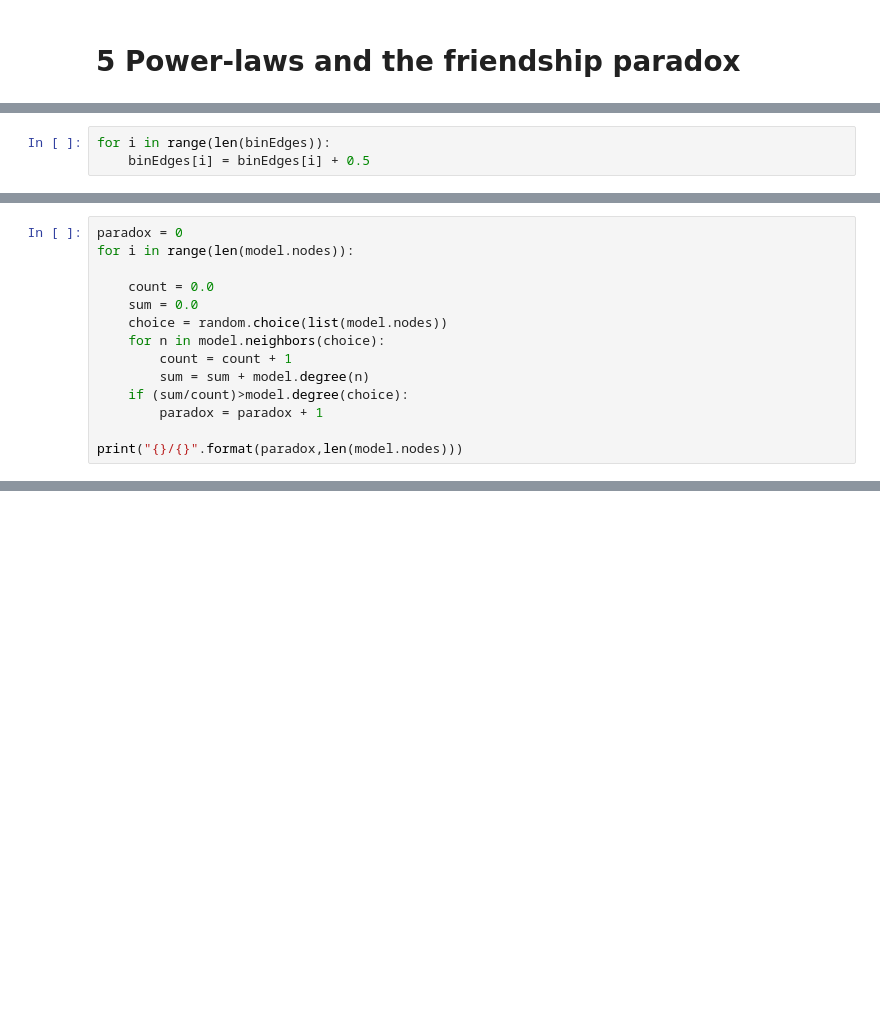
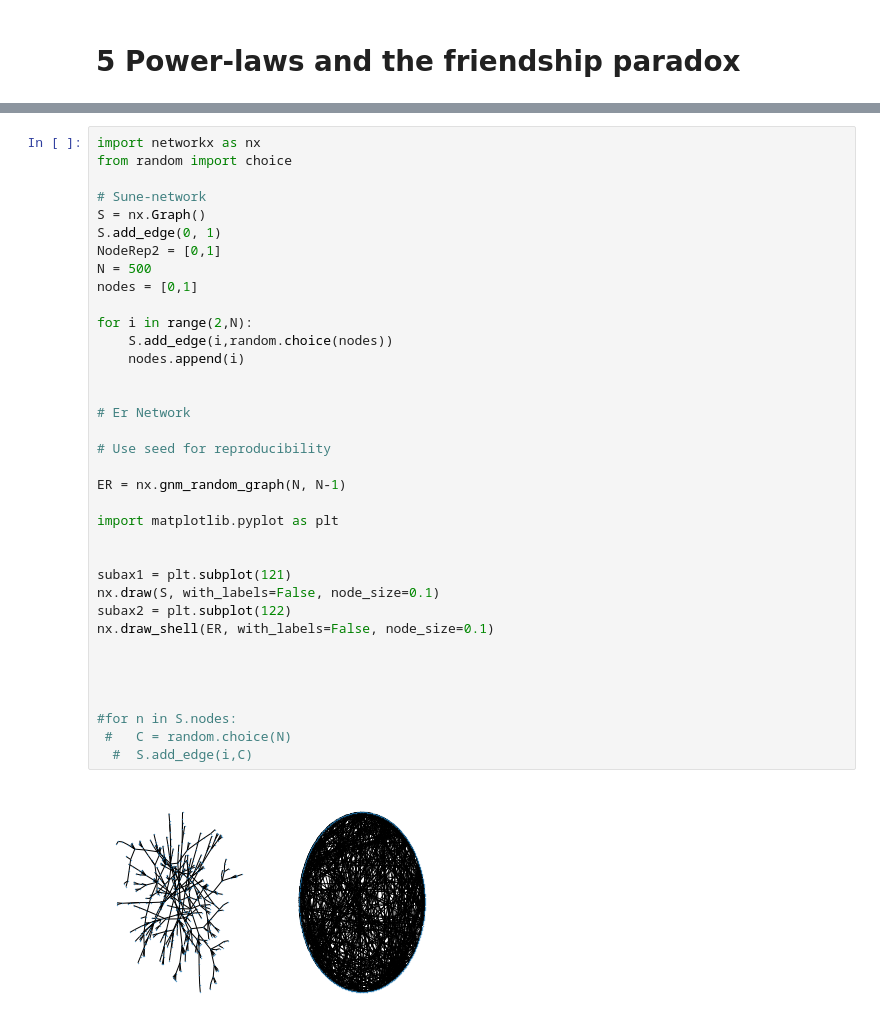
Before and after one commit to aperinus/SocialGraphs, a Jupyter notebook: Assignment1.ipynb, the cells around one changed output, grey strips where cells are left out. Cells and saved outputs as stored; diff of their text form; blank space fills up the shorter version.

```diff
--- a/Assignment1.ipynb
+++ b/Assignment1.ipynb
@@ -297,3 +224,0 @@ model_hist = np.histogram(dd, binEdges)
-# %%
-for i in range(len(binEdges)):
-    binEdges[i] = binEdges[i] + 0.5
@@ -305,14 +224,0 @@ plt.loglog(binEdges[1:], model_hist[0], 'o')
-# %%
-paradox = 0
-for i in range(len(model.nodes)):
-
-    count = 0.0
-    sum = 0.0
-    choice = random.choice(list(model.nodes))
-    for n in model.neighbors(choice):
-        count = count + 1
-        sum = sum + model.degree(n)
-    if (sum/count)>model.degree(choice):
-        paradox = paradox + 1
-
-print("{}/{}".format(paradox,len(model.nodes)))
@@ -320,0 +238,38 @@ NameError: name 'model' is not defined
+# %%
+import networkx as nx
+from random import choice
+
+# Sune-network
+S = nx.Graph()
+S.add_edge(0, 1)
+NodeRep2 = [0,1]
+N = 500
+nodes = [0,1]
+
+for i in range(2,N):
+    S.add_edge(i,random.choice(nodes))
+    nodes.append(i)
+
+
+# Er Network
+
+# Use seed for reproducibility
+
+ER = nx.gnm_random_graph(N, N-1)
+
+import matplotlib.pyplot as plt
+
+
+subax1 = plt.subplot(121)
+nx.draw(S, with_labels=False, node_size=0.1)
+subax2 = plt.subplot(122)
+nx.draw_shell(ER, with_labels=False, node_size=0.1)
+
+
+
+
+#for n in S.nodes:
+ #   C = random.choice(N)
+  #  S.add_edge(i,C)
+# %% [output]
+[figure, added]
```
Also changed, not shown: parts of 32 cells of this notebook.
